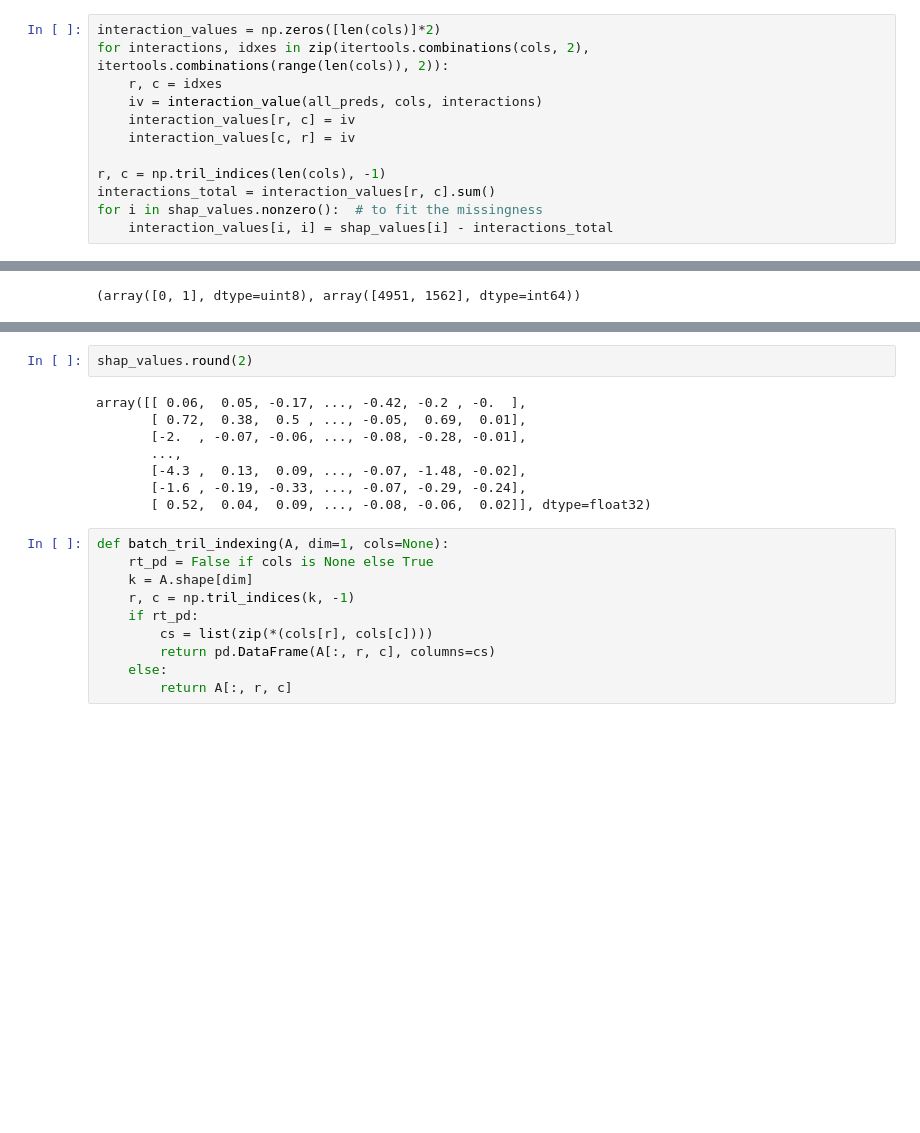
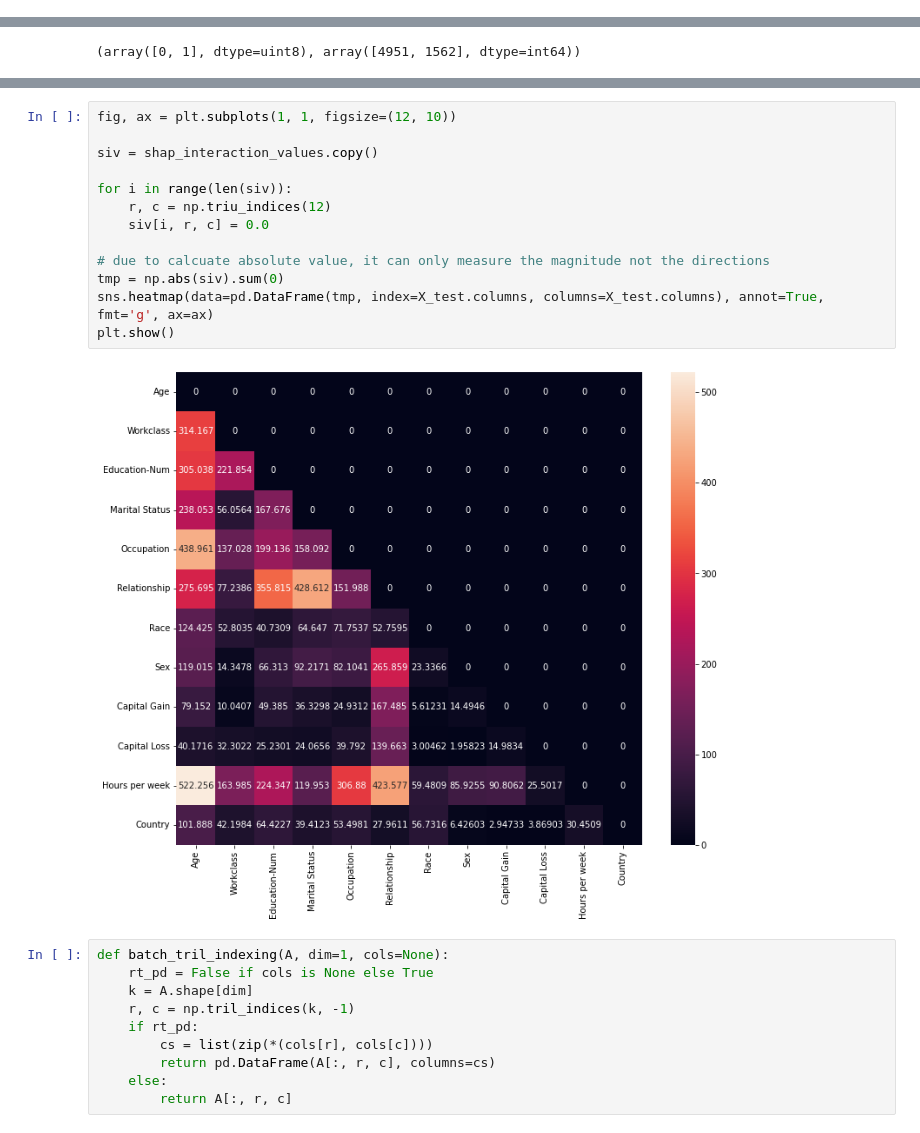
Before and after one commit to simonjisu/XAI2022Spring, a Jupyter notebook: notebooks/TestNotebook.ipynb, the cells around one changed output, grey strips where cells are left out. Saved outputs shown, nothing was run; the diff lists cells and outputs as text; blank space fills up the shorter version.

```diff
--- a/notebooks/TestNotebook.ipynb
+++ b/notebooks/TestNotebook.ipynb
@@ -207,12 +19,0 @@ all_preds
-# %%
-interaction_values = np.zeros([len(cols)]*2)
-for interactions, idxes in zip(itertools.combinations(cols, 2), itertools.combinations(range(len(cols)), 2)):
-    r, c = idxes
-    iv = interaction_value(all_preds, cols, interactions)
-    interaction_values[r, c] = iv
-    interaction_values[c, r] = iv
-
-r, c = np.tril_indices(len(cols), -1)
-interactions_total = interaction_values[r, c].sum()
-for i in shap_values.nonzero():  # to fit the missingness
-    interaction_values[i, i] = shap_values[i] - interactions_total
@@ -388,13 +151,18 @@ plt.show()
-# %%
-shap_values.round(2)
-# %% [output]
-array([[ 0.06,  0.05, -0.17, ..., -0.42, -0.2 , -0.  ],
-       [ 0.72,  0.38,  0.5 , ..., -0.05,  0.69,  0.01],
-       [-2.  , -0.07, -0.06, ..., -0.08, -0.28, -0.01],
-       ...,
-       [-4.3 ,  0.13,  0.09, ..., -0.07, -1.48, -0.02],
-       [-1.6 , -0.19, -0.33, ..., -0.07, -0.29, -0.24],
-       [ 0.52,  0.04,  0.09, ..., -0.08, -0.06,  0.02]], dtype=float32)
+# %%
+fig, ax = plt.subplots(1, 1, figsize=(12, 10))
+
+siv = shap_interaction_values.copy()
+
+for i in range(len(siv)):
+    r, c = np.triu_indices(12)
+    siv[i, r, c] = 0.0
+
+# due to calcuate absolute value, it can only measure the magnitude not the directions
+tmp = np.abs(siv).sum(0)
+sns.heatmap(data=pd.DataFrame(tmp, index=X_test.columns, columns=X_test.columns), annot=True, fmt='g', ax=ax)
+plt.show()
+# %% [output]
+[figure, added]
 # %%
 def batch_tril_indexing(A, dim=1, cols=None):
     rt_pd = False if cols is None else True
```
Also changed, not shown: parts of 55 cells of this notebook.
